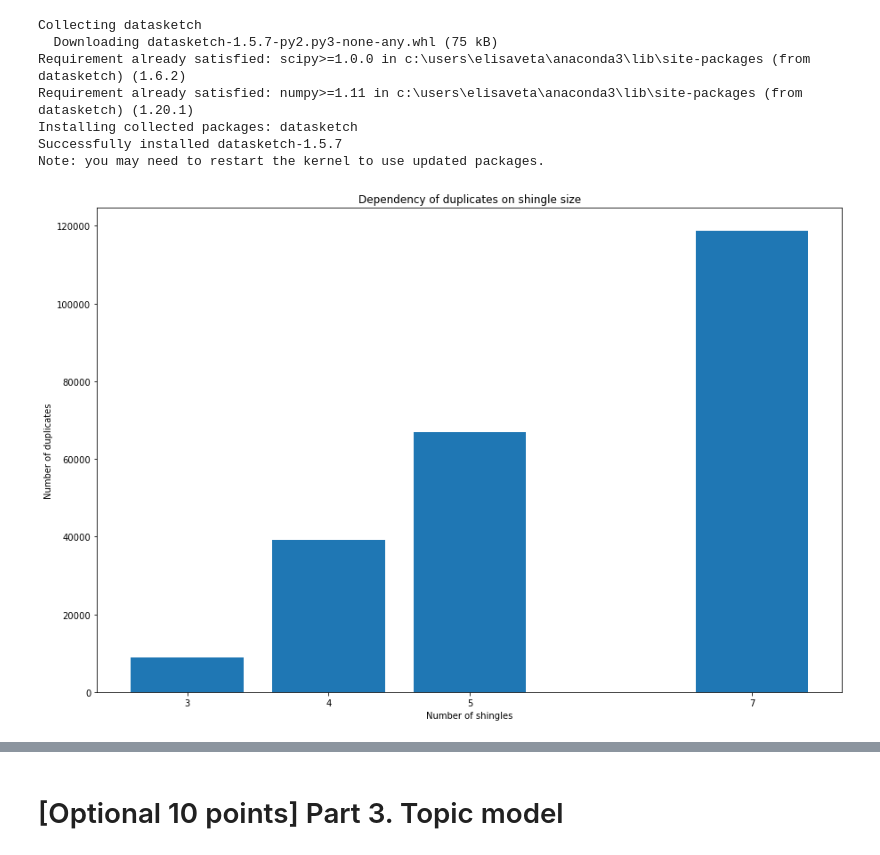
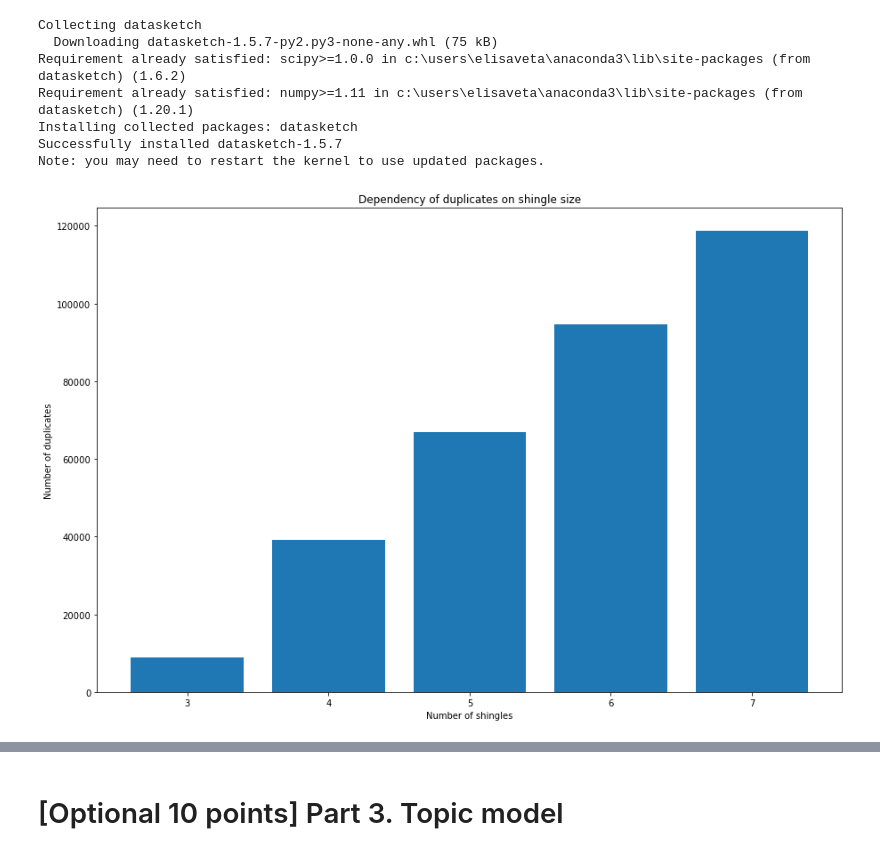
Before and after one commit to elizaveta-alx/advanced-nlp, a Jupyter notebook: ANLP_lab1_Alexeeva_Elizaveta.ipynb, the cells around one changed output, grey strips where cells are left out. Cells and saved outputs as stored; diff of their text form; code cells hidden in the pictures.

```diff
--- a/ANLP_lab1_Alexeeva_Elizaveta.ipynb
+++ b/ANLP_lab1_Alexeeva_Elizaveta.ipynb
@@ -272,7 +268,7 @@ Installing collected packages: datasketch
 Successfully installed datasketch-1.5.7
 Note: you may need to restart the kernel to use updated packages.
 # %%
-lsh_df = cleaned_data.iloc[:2results,:]
+lsh_df = cleaned_data.iloc[:5000,:]
 lsh_data_list = []
 lsh_data_list = lsh_df['text'].tolist()
 
@@ -308,18 +304,19 @@ def lsh_m(data,n,num_perm):
     return n,num_perm,l
 # %%
 results = []
-shingles = [3, 4, 5, 7]
+shingles = [3, 4, 5, 6, 7]
 for sh in shingles:
     num = lsh_m(lsh_data, sh, 70)[2]
     results.append(num)
 # %%
 import matplotlib.pyplot as plt
+
 plt.figure(figsize=(15, 10))
-plt.bar(shingles, num_candidates_shingles, align='center')
+plt.bar(shingles, results, align='center')
 plt.title('Dependency of duplicates on shingle size')
 plt.xlabel('Number of shingles')
 plt.ylabel('Number of duplicates')
 plt.xticks(shingles, shingles)
 plt.show()
 # %% [output]
-[figure, old version]
+[figure, new version]
```
Also changed, not shown: parts of 3 cells of this notebook.
